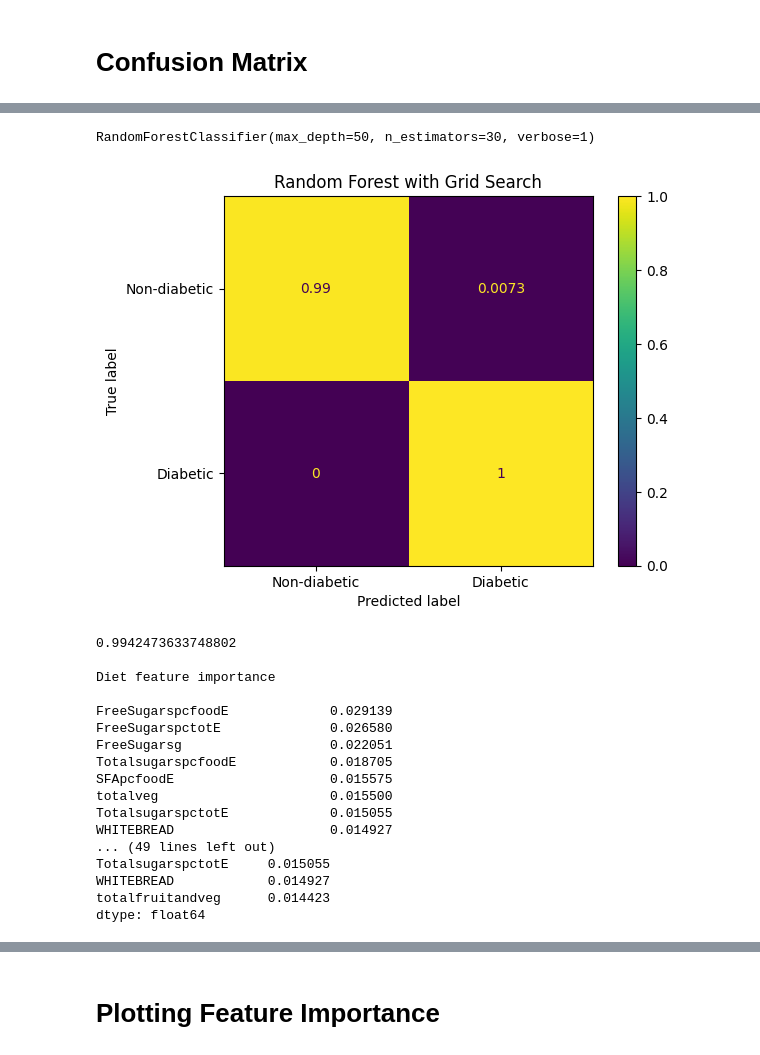
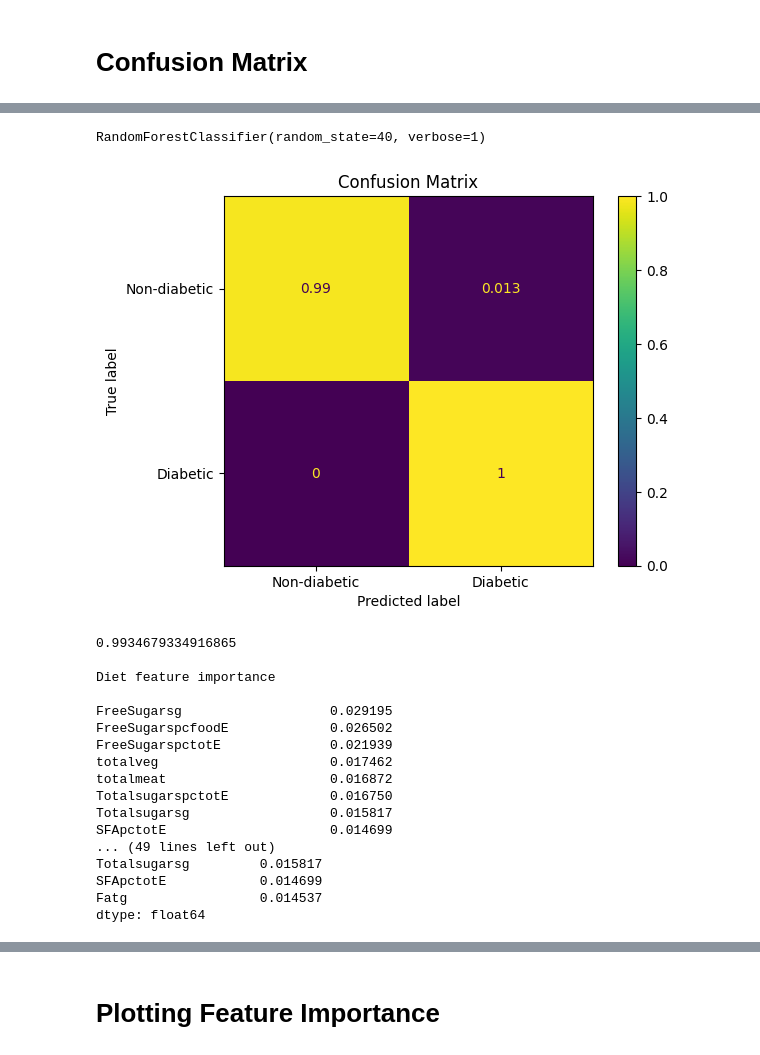
Before and after one commit to LikeMattorSomething/FutureTalentsProjects, a Jupyter notebook: GraceDataMLTests_V2.ipynb, the cells around one changed output, grey strips where cells are left out. Drawn from its saved outputs; the diff is of its cells as text; code cells hidden in the pictures.

Commit message:
Added Oversampling and plotting for model performance

```diff
--- a/GraceDataMLTests_V2.ipynb
+++ b/GraceDataMLTests_V2.ipynb
@@ -18,15 +18,21 @@ GraceData = GraceData[GraceData['Diabetes'] != '-1']
 
 DiabeticSamples = GraceData[GraceData["Diabetes"] == '2']
 
-GraceData = pd.concat([GraceData, DiabeticSamples], ignore_index=True)
-GraceData = pd.concat([GraceData, DiabeticSamples], ignore_index=True)
-GraceData = pd.concat([GraceData, DiabeticSamples], ignore_index=True)
-
 GraceData['Country'] = pd.factorize(GraceData['Country'])[0] + 1 # Converts 'Country' column to numerical
 
 X = GraceData.drop(columns=["Diabetes","seriali"])
 y = GraceData["Diabetes"]
 
+
+# OVERSAMPLING
+
+from imblearn.over_sampling import RandomOverSampler
+
+ros = RandomOverSampler(random_state=0)
+X, y = ros.fit_resample(X, y)
+
+
+
 print(X.shape)
 print(y.shape)
 
@@ -42,7 +48,6 @@ from sklearn.model_selection import GridSearchCV
 from sklearn.ensemble import RandomForestClassifier
 from sklearn.tree import DecisionTreeClassifier
 from sklearn.neighbors import KNeighborsClassifier
-
 
 # Normalize the data using StandardScaler
 scaler = StandardScaler()
@@ -54,17 +59,19 @@ ModelSelection = int(input("1 nearest neighbour, 2 decision tree, 3 random fores
 if ModelSelection == 1:
   parameters = {"n_neighbors":range(1,50)}
   modelType = KNeighborsClassifier(weights="distance")
+
 elif ModelSelection == 2:
   parameters = {"max_depth":range(1,30),'max_features': range(1,10)} # Parameters for decision tree
   modelType = DecisionTreeClassifier()
+
 elif ModelSelection == 3:
-  parameters = {"random_state": range(0,50,10)} # Parameters for random forest (estimators 181)
-
-  modelType = RandomForestClassifier(verbose=1,n_estimators = 30, max_depth = 50)#,class_weight="balanced")
+  parameters = {"n_estimators": range(1,31,10),"max_depth": range(1,51,10)} # Parameters for random forest (estimators 181)
+  #modelType = RandomForestClassifier(verbose=1,n_estimators = 30, max_depth = 50)#,class_weight="balanced")
+  modelType = RandomForestClassifier(random_state=40,verbose=1)
 else:
   print("Invalid input")
 
-GSD = GridSearchCV(modelType,parameters)
+GSD = GridSearchCV(modelType,parameters, scoring='f1_micro')
 
 GSD.fit(X_train_scaled,y_train) # Fit on scaled data
 
@@ -113,7 +120,7 @@ disp = ConfusionMatrixDisplay.from_estimator(GSD, X_test_scaled, y_test, normali
 
 #plt.title("Confusion Matrix")
 print(modelType)
-plt.title("Random Forest with Grid Search")#\n")
+plt.title("Confusion Matrix")#\n")
 plt.show()
 
 print("")
@@ -143,19 +150,19 @@ print(myClassifiers.head(15))
-RandomForestClassifier(max_depth=50, n_estimators=30, verbose=1)
+RandomForestClassifier(random_state=40, verbose=1)
-[figure, old version]
+[figure, new version]
-0.9942473633748802
+0.9934679334916865
 
 Diet feature importance
 
-FreeSugarspcfoodE             0.029139
-FreeSugarspctotE              0.026580
-FreeSugarsg                   0.022051
-TotalsugarspcfoodE            0.018705
-SFApcfoodE                    0.015575
-totalveg                      0.015500
-TotalsugarspctotE             0.015055
-WHITEBREAD                    0.014927
+FreeSugarsg                   0.029195
+FreeSugarspcfoodE             0.026502
+FreeSugarspctotE              0.021939
+totalveg                      0.017462
+totalmeat                     0.016872
+TotalsugarspctotE             0.016750
+Totalsugarsg                  0.015817
+SFApctotE                     0.014699
 ... (49 lines left out)
-TotalsugarspctotE     0.015055
-WHITEBREAD            0.014927
-totalfruitandveg      0.014423
+Totalsugarsg         0.015817
+SFApctotE            0.014699
+Fatg                 0.014537
 dtype: float64
```
Also changed, not shown: parts of 5 cells of this notebook.
